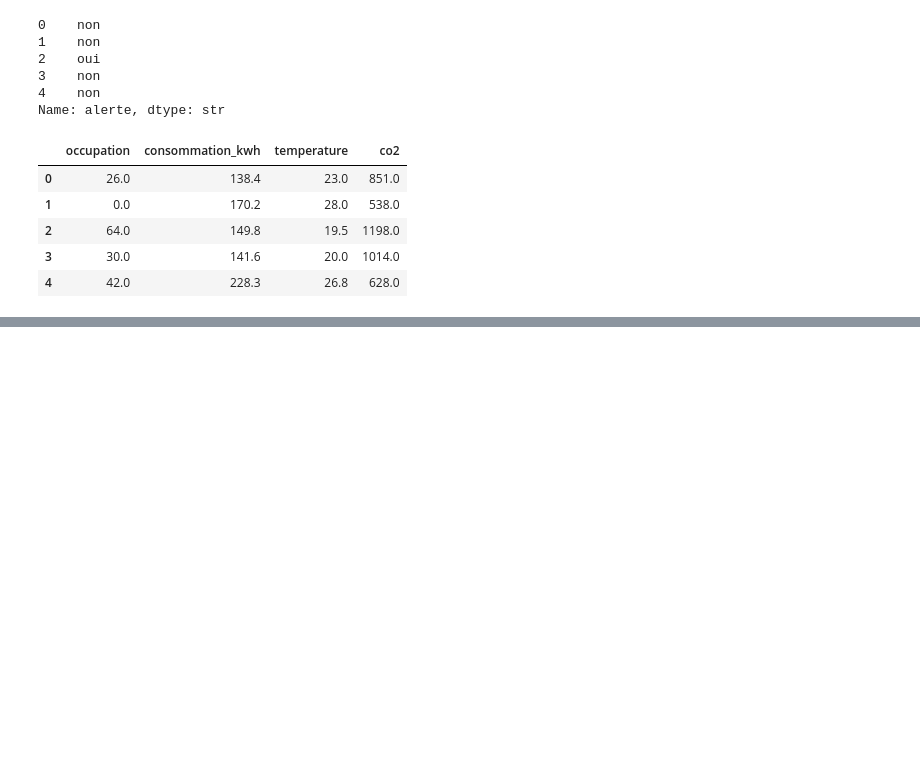
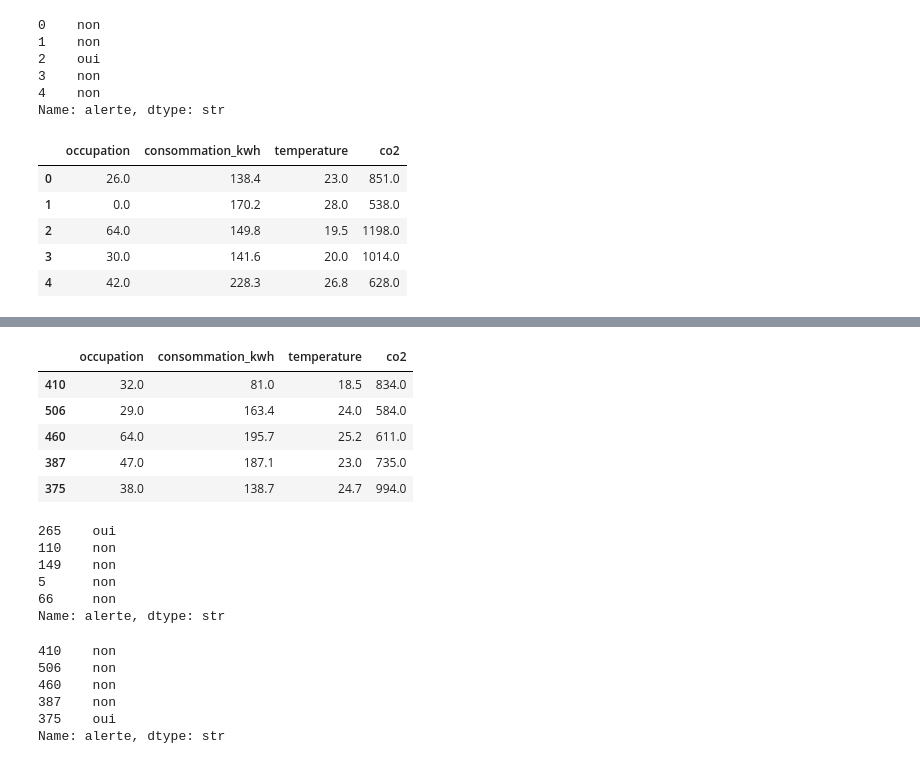
Before and after one commit to Alassanee/atelier_prepa_donnees_tab, a Jupyter notebook: notebooks/atelier_prepa_donnees_tab.ipynb, the cells around one changed output, grey strips where cells are left out. Drawn from its saved outputs; the diff is of its cells as text; code cells hidden in the pictures; blank space fills up the shorter version.

```diff
--- a/notebooks/atelier_prepa_donnees_tab.ipynb
+++ b/notebooks/atelier_prepa_donnees_tab.ipynb
@@ -604,0 +634,27 @@ X.head()
+# %%
+X_test.head()
+# %% [output]
+|  | occupation | consommation_kwh | temperature | co2 |
+| 410 | 32.0 | 81.0 | 18.5 | 834.0 |
+| 506 | 29.0 | 163.4 | 24.0 | 584.0 |
+| 460 | 64.0 | 195.7 | 25.2 | 611.0 |
+| 387 | 47.0 | 187.1 | 23.0 | 735.0 |
+| 375 | 38.0 | 138.7 | 24.7 | 994.0 |
+# %%
+y_train.head()
+# %% [output]
+265    oui
+110    non
+149    non
+5      non
+66     non
+Name: alerte, dtype: str
+# %%
+y_test.head()
+# %% [output]
+410    non
+506    non
+460    non
+387    non
+375    oui
+Name: alerte, dtype: str
```
Also changed, not shown: parts of 5 cells of this notebook.
